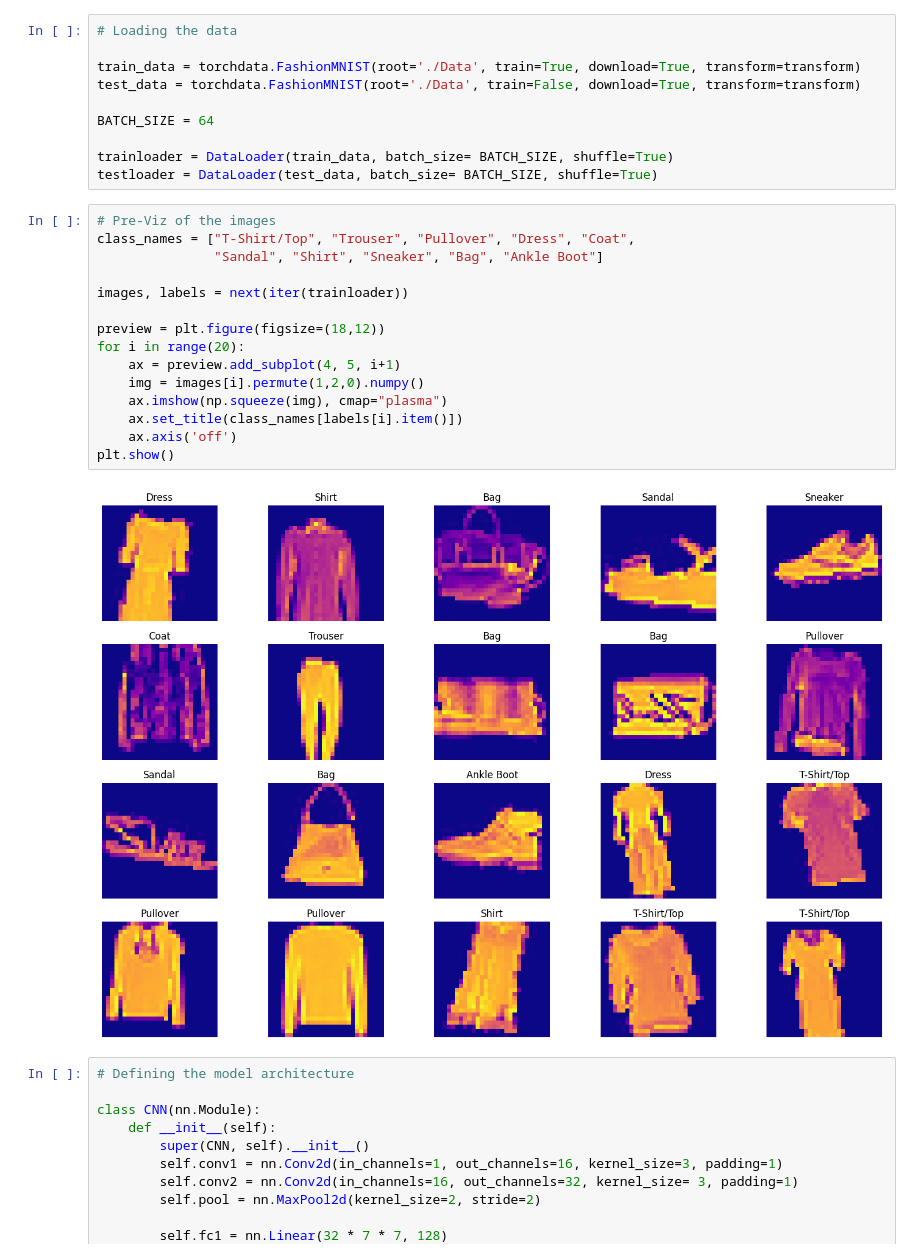
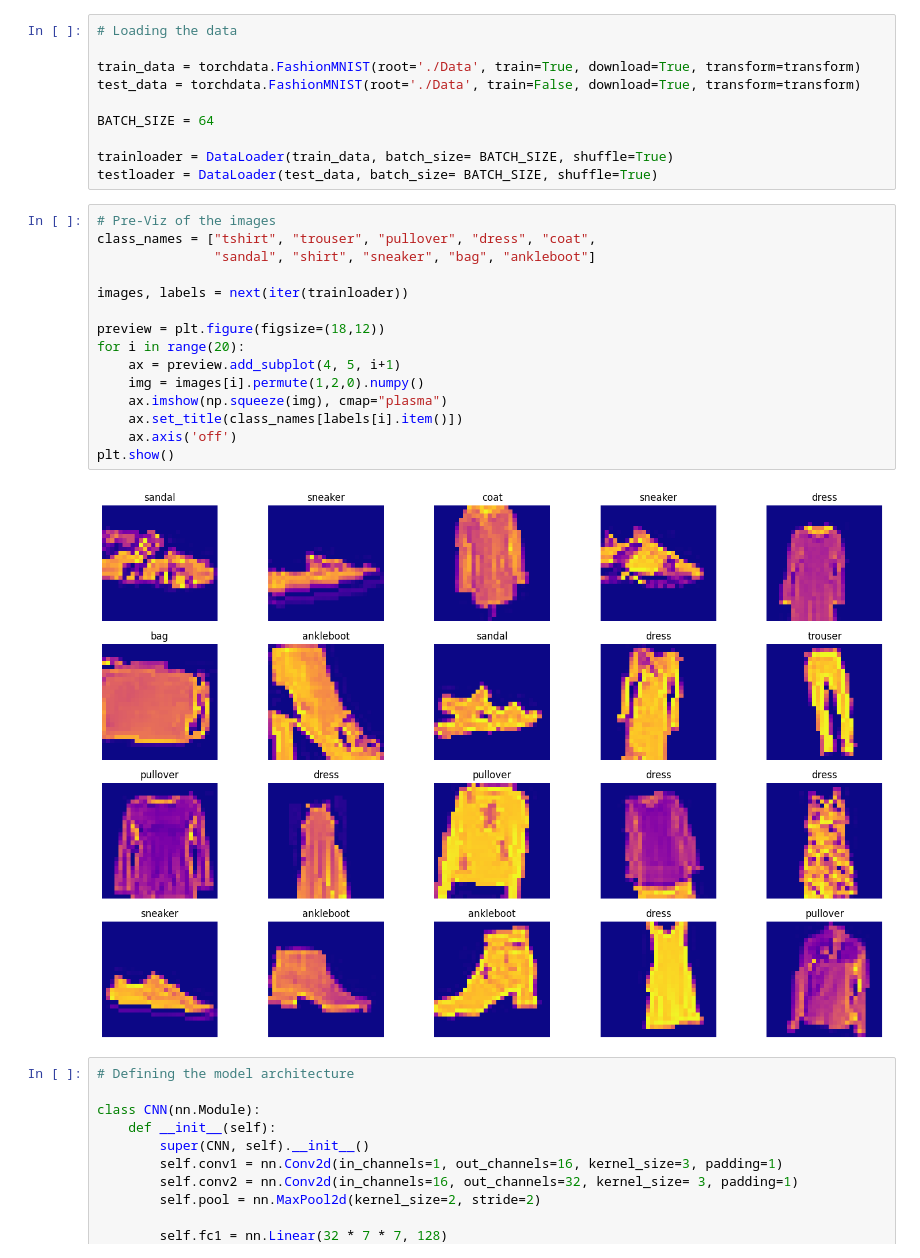
Before and after one commit to ch0fas/ML_Projects, a Jupyter notebook: fashion_mnist.ipynb, the cells around one changed output. Drawn from its saved outputs; the diff is of its cells as text.

```diff
--- a/fashion_mnist.ipynb
+++ b/fashion_mnist.ipynb
@@ -557,21 +603,21 @@ trainloader = DataLoader(train_data, batch_size= BATCH_SIZE, shuffle=True)
 testloader = DataLoader(test_data, batch_size= BATCH_SIZE, shuffle=True)
 # %%
 # Pre-Viz of the images
-class_names = ["T-Shirt/Top", "Trouser", "Pullover", "Dress", "Coat",
-               "Sandal", "Shirt", "Sneaker", "Bag", "Ankle Boot"]
+class_names = ["tshirt", "trouser", "pullover", "dress", "coat",
+               "sandal", "shirt", "sneaker", "bag", "ankleboot"]
 
 images, labels = next(iter(trainloader))
 
 preview = plt.figure(figsize=(18,12))
 for i in range(20):
     ax = preview.add_subplot(4, 5, i+1)
     img = images[i].permute(1,2,0).numpy()
     ax.imshow(np.squeeze(img), cmap="plasma")
     ax.set_title(class_names[labels[i].item()])
     ax.axis('off')
 plt.show()
 # %% [output]
-[figure, old version]
+[figure, new version]
 # %%
 # Defining the model architecture
 
```
Also changed, not shown: parts of 19 cells of this notebook, 30 other files.
